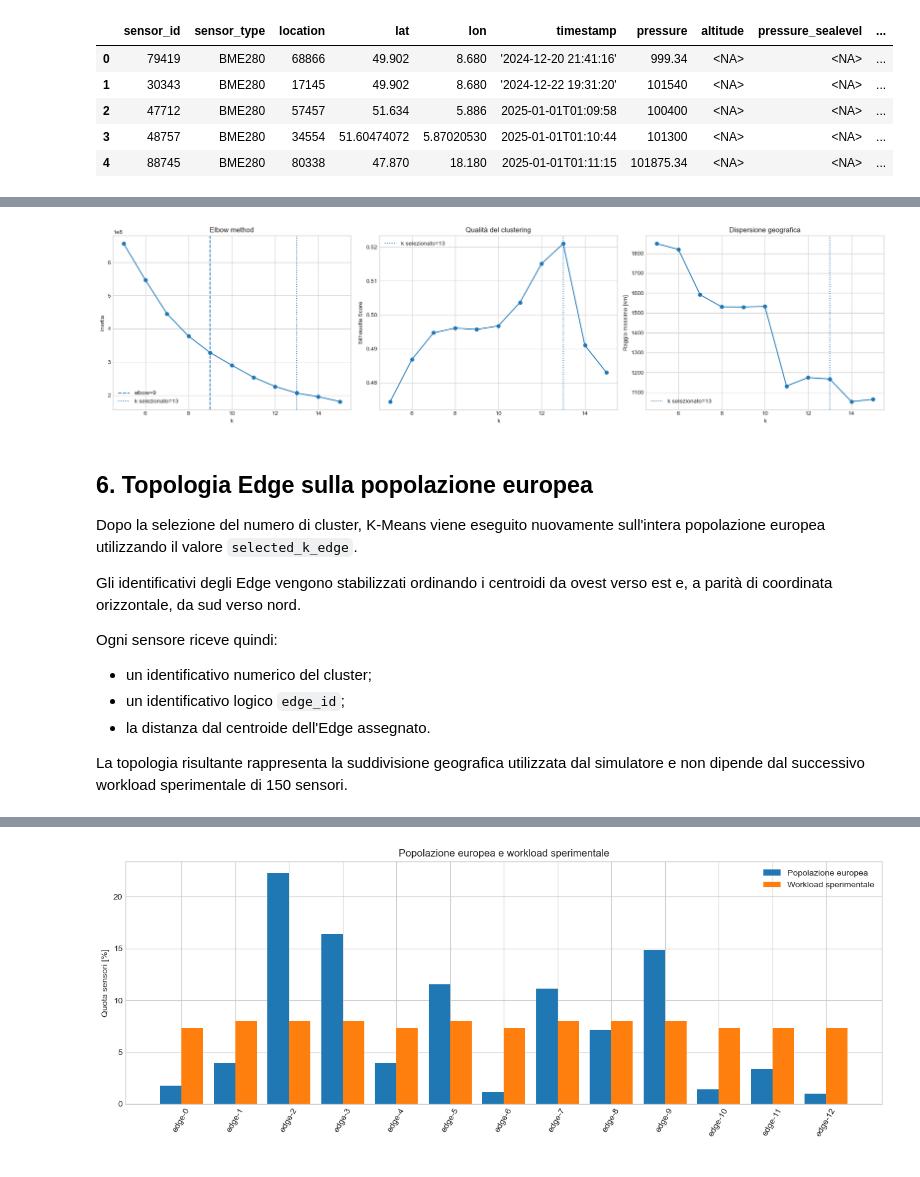
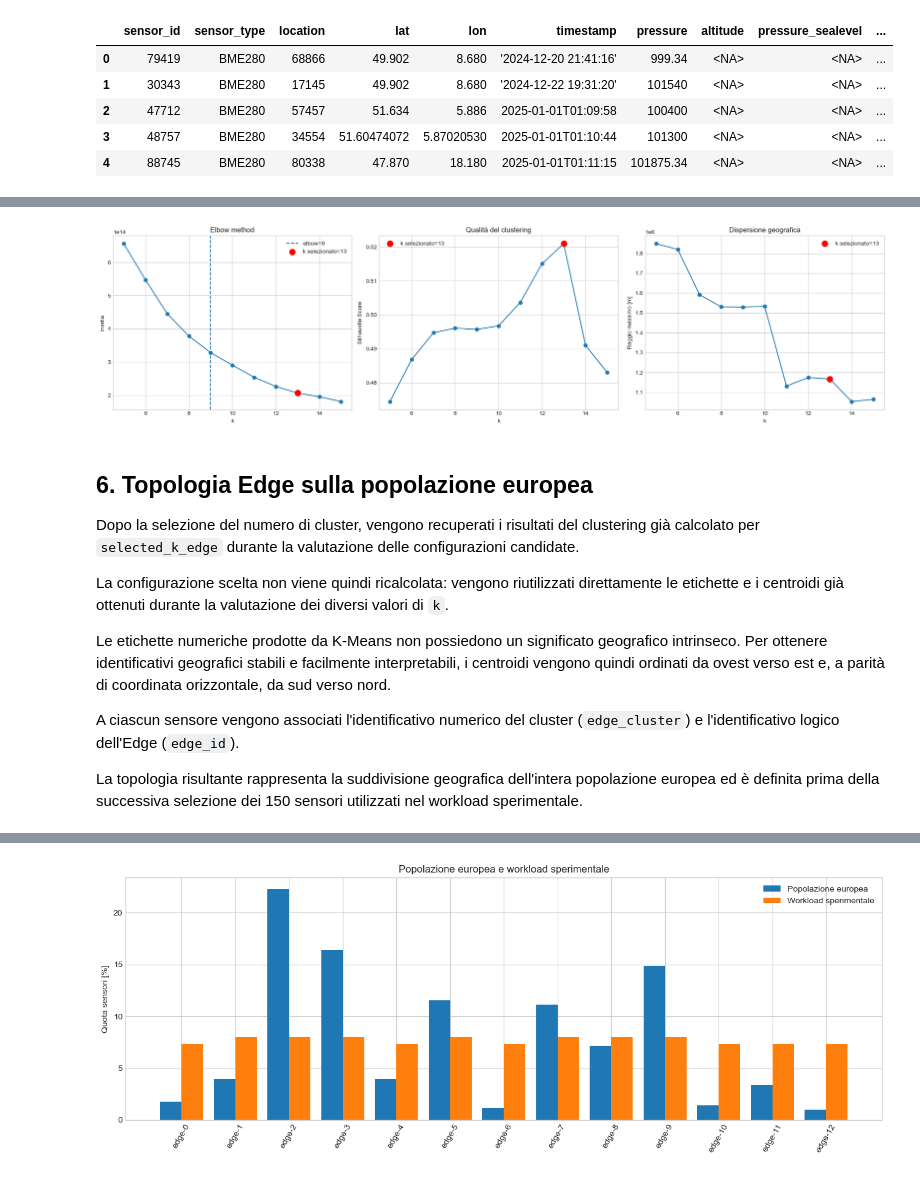
Before and after one commit to AleVassa00/continuum-simulator, a Jupyter notebook: notebooks/01_bme280_architecture_eda.ipynb, the cells around one changed output, grey strips where cells are left out. Cells and saved outputs as stored; diff of their text form; code cells hidden in the pictures.

```diff
--- a/notebooks/01_bme280_architecture_eda.ipynb
+++ b/notebooks/01_bme280_architecture_eda.ipynb
@@ -753,7 +716,10 @@ KMEANS_N_INIT = 20
 K_EDGE_MIN = 5
 K_EDGE_MAX = 15
 
-SECONDS_PER_DAY = 86_400
+KMEANS_FEATURES = [
+    'x_m',
+    'y_m',
+]
 # %%
 def evaluate_edge_k(frame, k):
     features = frame[
@@ -857,22 +842,7 @@ def detect_elbow(metrics):
 # %%
-edge_k_metrics = pd.DataFrame([
-    evaluate_edge_k(
-        frame=europe_population,
-        k=k,
-    )
-    for k in range(
-        K_EDGE_MIN,
-        K_EDGE_MAX + 1,
-    )
-])
 
-
-# Elbow mantenuto come diagnostica.
 elbow_k = detect_elbow(edge_k_metrics)
 
-
-# Il numero di Edge viene scelto massimizzando
-# il Silhouette Score nell'intervallo esplorato.
 best_silhouette_index = (
     edge_k_metrics['silhouette'].idxmax()
 )
@@ -925,11 +886,13 @@ max_load_factor              2.852
 Name: 8, dtype: float64
 # %%
+selected_inertia = selected_k_metrics['inertia']
+selected_radius = selected_k_metrics['max_radius_m']
+
 fig, axes = plt.subplots(
     1,
     3,
     figsize=(19, 5),
 )
-
 
 # Elbow
 axes[0].plot(
@@ -944,9 +907,12 @@ axes[0].axvline(
     label=f'elbow={elbow_k}',
 )
 
-axes[0].axvline(
+axes[0].scatter(
     selected_k_edge,
-    linestyle=':',
+    selected_inertia,
+    color='red',
+    s=100,
+    zorder=5,
     label=f'k selezionato={selected_k_edge}',
 )
 
@@ -958,69 +924,70 @@ axes[0].set(
 
 axes[0].legend()
 
-
-# Silhouette
+# Silhouette Score
 axes[1].plot(
     edge_k_metrics['k'],
     edge_k_metrics['silhouette'],
     marker='o',
 )
 
-axes[1].axvline(
+axes[1].scatter(
     selected_k_edge,
-    linestyle=':',
+    selected_k_metrics['silhouette'],
+    color='red',
+    s=100,
+    zorder=5,
     label=f'k selezionato={selected_k_edge}',
 )
 
 axes[1].set(
     xlabel='k',
     ylabel='Silhouette Score',
     title='Qualità del clustering',
 )
 
 axes[1].legend()
 
-
 # Dispersione geografica
 axes[2].plot(
     edge_k_metrics['k'],
-    edge_k_metrics['max_radius_km'],
+    edge_k_metrics['max_radius_m'],
     marker='o',
 )
 
-axes[2].axvline(
+axes[2].scatter(
     selected_k_edge,
-    linestyle=':',
+    selected_radius,
+    color='red',
+    s=100,
+    zorder=5,
     label=f'k selezionato={selected_k_edge}',
 )
 
 axes[2].set(
     xlabel='k',
-    ylabel='Raggio massimo [km]',
+    ylabel='Raggio massimo [m]',
     title='Dispersione geografica',
 )
 
 axes[2].legend()
 
-
 plt.tight_layout()
 plt.show()
 # %% [output]
-[figure, old version]
+[figure, new version]
 # %% [markdown]
 ## 6. Topologia Edge sulla popolazione europea
 
-Dopo la selezione del numero di cluster, K-Means viene eseguito nuovamente sull'intera popolazione europea utilizzando il valore `selected_k_edge`.
+Dopo la selezione del numero di cluster, vengono recuperati i risultati del clustering già calcolato per `selected_k_edge` durante la valutazione delle configurazioni candidate.
 
-Gli identificativi degli Edge vengono stabilizzati ordinando i centroidi da ovest verso est e, a parità di coordinata orizzontale, da sud verso nord.
+La configurazione scelta non viene quindi ricalcolata: vengono riutilizzati direttamente le etichette e i centroidi già ottenuti durante la valutazione dei diversi valori di `k`.
 
-Ogni sensore riceve quindi:
+Le etichette numeriche prodotte da K-Means non possiedono un significato geografico intrinseco. Per ottenere identificativi geografici stabili e facilmente interpretabili, i centroidi vengono quindi ordinati da ovest verso est e, a parità di coordinata orizzontale, da sud verso nord.
 
-- un identificativo numerico del cluster;
-- un identificativo logico `edge_id`;
-- la distanza dal centroide dell'Edge assegnato.
+A ciascun sensore vengono associati l'identificativo numerico del cluster (`edge_cluster`) e l'identificativo logico dell'Edge (`edge_id`).
 
-La topologia risultante rappresenta la suddivisione geografica utilizzata dal simulatore e non dipende dal successivo workload sperimentale di 150 sensori.
+La topologia risultante rappresenta la suddivisione geografica dell'intera popolazione europea ed è definita prima della successiva selezione dei 150 sensori utilizzati nel workload sperimentale.
 # %%
 def stabilize_cluster_labels(
     labels,
```
Also changed, not shown: parts of 69 cells of this notebook, 46 other files.
